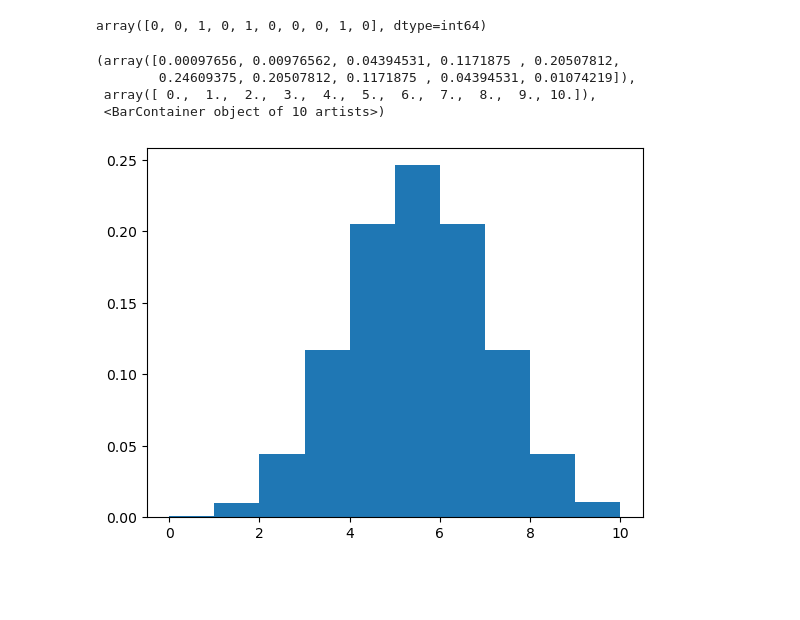
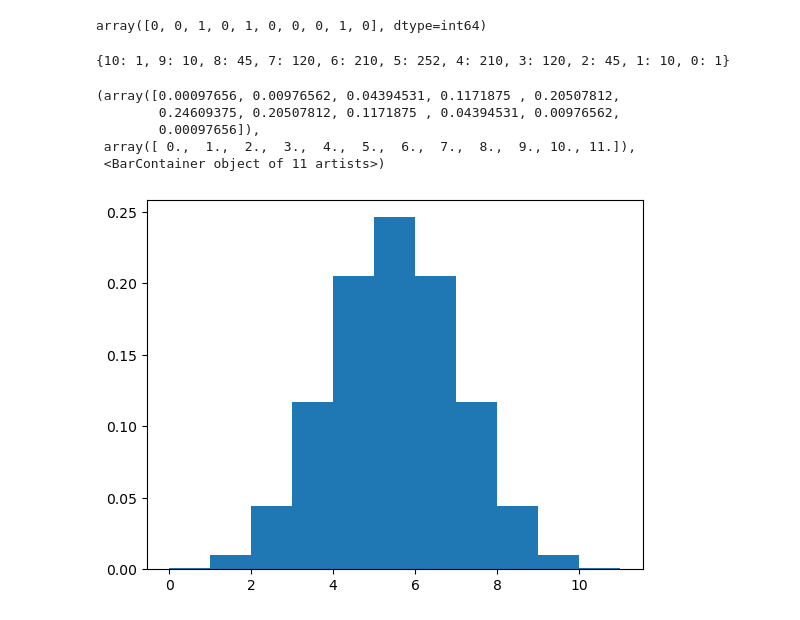
Before and after one commit to MeetPatel89/prob_games, a Jupyter notebook: coin_toss.ipynb, the cells around one changed output. Saved outputs shown, nothing was run; the diff lists cells and outputs as text; code cells hidden in the pictures; blank space fills up the shorter version.

Commit message:
use numpy.linspace to get more symmetrical probability distribution

```diff
--- a/coin_toss.ipynb
+++ b/coin_toss.ipynb
@@ -66,10 +67,16 @@ array([0, 0, 1, 0, 1, 0, 0, 0, 1, 0], dtype=int64)
 outcomes = [10 for i in range(1)] + [9 for i in range(10)] + [8 for i in range(45)] + [7 for i in range(120)] + [6 for i in range(210)] + [5 for i in range(252)] + [4 for i in range(210)] + [3 for i in range(120)] + [2 for i in range(45)] + [1 for i in range(10)] + [0 for i in range(1)]
-# %%
-arr = np.array(outcomes)
-plt.hist(arr, density=True)
-# %% [output]
-(array([0.00097656, 0.00976562, 0.04394531, 0.1171875 , 0.20507812,
-        0.24609375, 0.20507812, 0.1171875 , 0.04394531, 0.01074219]),
- array([ 0.,  1.,  2.,  3.,  4.,  5.,  6.,  7.,  8.,  9., 10.]),
- <BarContainer object of 10 artists>)
-[figure, removed]
+# %%
+arr = np.array(outcomes)
+dict_dist = {i: outcomes.count(i) for i in arr}
+print(dict_dist)
+
+# use numpy.linspace to get symmetrical bin distribution
+plt.hist(arr, density=True, bins=np.linspace(0, 11, num=12))
+# %% [output]
+{10: 1, 9: 10, 8: 45, 7: 120, 6: 210, 5: 252, 4: 210, 3: 120, 2: 45, 1: 10, 0: 1}
+(array([0.00097656, 0.00976562, 0.04394531, 0.1171875 , 0.20507812,
+        0.24609375, 0.20507812, 0.1171875 , 0.04394531, 0.00976562,
+        0.00097656]),
+ array([ 0.,  1.,  2.,  3.,  4.,  5.,  6.,  7.,  8.,  9., 10., 11.]),
+ <BarContainer object of 11 artists>)
+[figure, added]
```
Also changed, not shown: parts of 1 cell of this notebook.
